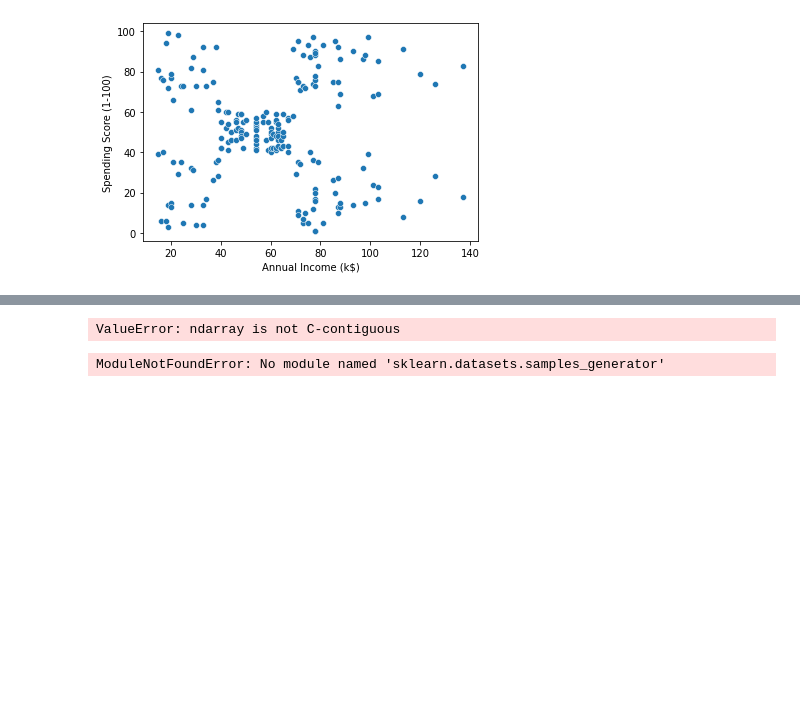
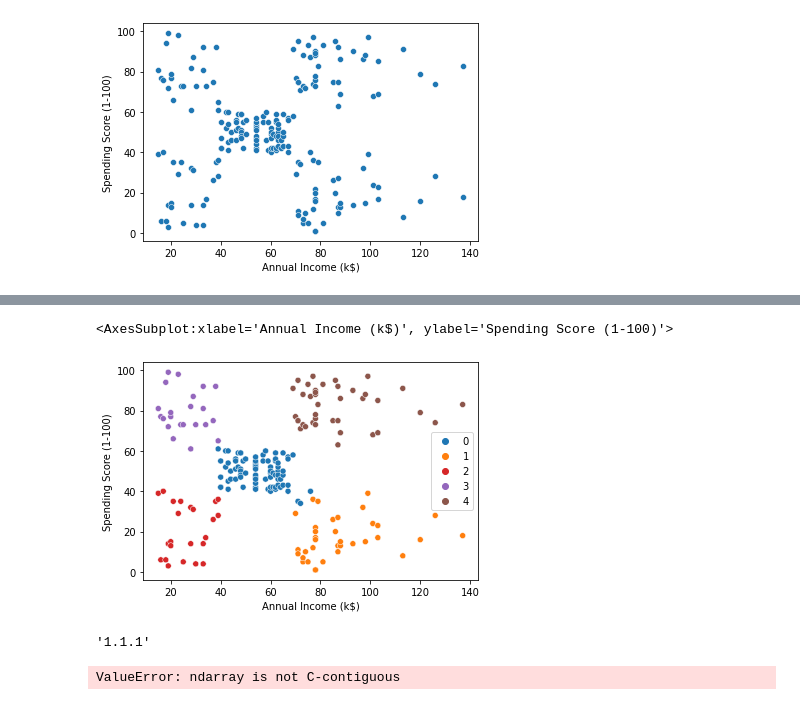
Before and after one commit to LiteShake/AI-Tasks, a Jupyter notebook: Task 6/Question 4/Question4.ipynb, the cells around one changed output, grey strips where cells are left out. Drawn from its saved outputs; the diff is of its cells as text; code cells hidden in the pictures; blank space fills up the shorter version.

```diff
--- a/Task 6/Question 4/Question4.ipynb
+++ b/Task 6/Question 4/Question4.ipynb
@@ -47,0 +53,3 @@ sus.scatterplot( df["Annual Income (k$)"], df["Spending Score (1-100)"] )
+# %%
+kmeans = KMeans(n_clusters=5, init='k-means++', random_state= 42)
+preds = kmeans.fit_predict( df )
@@ -48,3 +69,13 @@ sus.scatterplot( df["Annual Income (k$)"], df["Spending Score (1-100)"] )
+# %%
+sus.scatterplot( df["Annual Income (k$)"], df["Spending Score (1-100)"], hue = preds, palette=["C0", "C1",  "C3", "C4","C5"] )
+# %% [output]
+<AxesSubplot:xlabel='Annual Income (k$)', ylabel='Spending Score (1-100)'>
+[figure, added]
+# %%
+from sklearn import  __version__
+__version__
+# %% [output]
+'1.1.1'
 # %%
 from sklearn.cluster import Birch
 # %%
@@ -53,7 +84,2 @@ brchmodel.fit(df)
 # %% [output]
 ValueError: ndarray is not C-contiguous
-# %%
-from sklearn.datasets.samples_generator import make_blobs
-X, clusters = make_blobs(n_samples=450, centers=6, cluster_std=0.70, random_state=0)
-# %% [output]
-ModuleNotFoundError: No module named 'sklearn.datasets.samples_generator'
```
Also changed, not shown: parts of 4 cells of this notebook, 2 other files.
